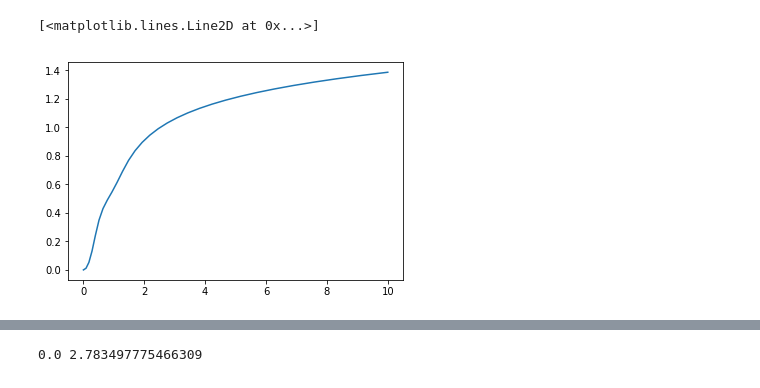
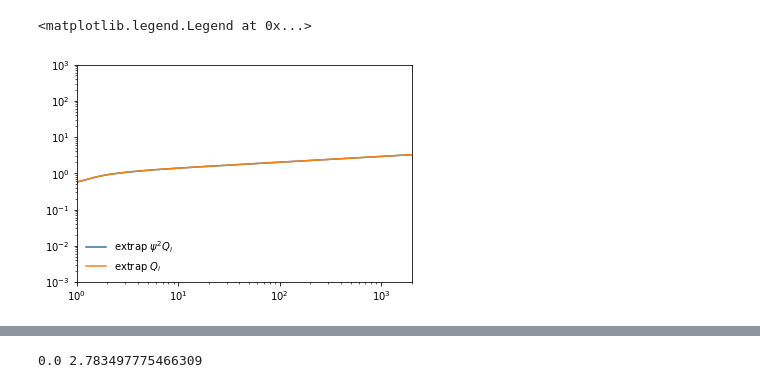
Before and after one commit to nomahen/twisted_disk_1d, a Jupyter notebook: notebooks/visualize_coefficients.ipynb, the cells around one changed output, grey strips where cells are left out. Saved outputs shown, nothing was run; the diff lists cells and outputs as text; code cells hidden in the pictures.

```diff
--- a/notebooks/visualize_coefficients.ipynb
+++ b/notebooks/visualize_coefficients.ipynb
@@ -25,20 +25,36 @@ def load_Q(path,dim="1d"):
     else:
         print "Error! dim has to equal \"1d\" or \"2d\"!"
 
-Q1_path = "../tables/Q1_1d_a0.2_p0.0_g1.0_np30_ng10000.txt"
-Q2_path = "../tables/Q2_1d_a0.2_p0.0_g1.0_np30_ng10000.txt"
-Q3_path = "../tables/Q3_1d_a0.2_p0.0_g1.0_np30_ng10000.txt"
+if 0: # smax 10
+    Q1_path = "../tables/Q1_1d_a0.2_p0.0_g1.0_np30_ng10000.txt"
+    Q2_path = "../tables/Q2_1d_a0.2_p0.0_g1.0_np30_ng10000.txt"
+    Q3_path = "../tables/Q3_1d_a0.2_p0.0_g1.0_np30_ng10000.txt"
+    smax = 10.
+    s_arr = np.logspace(0,np.log10(smax+1),30) - 1
+if 1: # smax 88.90674269071218
+    Q1_path = "../tables_mpi/Q1_1d_a0.2_p0.0_g1.0_np120_ng1000000_sm100.0_trunc3.txt"
+    Q2_path = "../tables_mpi/Q2_1d_a0.2_p0.0_g1.0_np120_ng1000000_sm100.0_trunc3.txt"
+    Q3_path = "../tables_mpi/Q3_1d_a0.2_p0.0_g1.0_np120_ng1000000_sm100.0_trunc3.txt"
+    smax = 88.90674269071218
+    s_arr = np.logspace(0,np.log10(smax+1),117) - 1
+
 Q1_parsed = load_Q(Q1_path)
 Q2_parsed = load_Q(Q2_path)
 Q3_parsed = load_Q(Q3_path)
 
-s_arr = np.logspace(0,np.log10(11),30) - 1
-Q1_func = interp1d(s_arr,np.log10(-Q1_parsed + 1e-30),fill_value='extrapolate')
-Q2_func = interp1d(s_arr,np.log10(Q2_parsed + 1e-30),fill_value='extrapolate')
-Q3_func = interp1d(s_arr,np.log10(Q3_parsed + 1e-30),fill_value='extrapolate')
+Q1_func = interp1d(np.log10(s_arr),np.log10(-Q1_parsed + 1e-30),fill_value='extrapolate')
+Q2_func = interp1d(np.log10(s_arr),np.log10(Q2_parsed + 1e-30),fill_value='extrapolate')
+Q3_func = interp1d(np.log10(s_arr),np.log10(Q3_parsed + 1e-30),fill_value='extrapolate')
-# %%
-ssQ2_func = interp1d(s_arr,np.log10(s_arr*s_arr*Q2_parsed+1e-30),fill_value='extrapolate')
-plt.plot(s_arr,10.0**ssQ2_func(s_arr))
-# %% [output]
-[<matplotlib.lines.Line2D at 0x...>]
-[figure, removed]
+# %%
+ssQ2_func = interp1d(np.log10(s_arr),np.log10(s_arr*s_arr*Q2_parsed+1e-30),fill_value='extrapolate')
+s_arr_extrap = np.logspace(0,np.log10(3001.),1000) - 1
+plt.plot(s_arr_extrap,10.0**ssQ2_func(np.log10(s_arr_extrap)),label=r'extrap $\psi^2Q_i$')
+plt.plot(s_arr_extrap,s_arr_extrap*s_arr_extrap*10.0**Q2_func(np.log10(s_arr_extrap)),label=r'extrap $Q_i$')
+plt.yscale('log')
+plt.xscale('log')
+plt.xlim(1,2000)
+plt.ylim(1e-3,1e3)
+plt.legend(loc='lower left',frameon=False)
+# %% [output]
+<matplotlib.legend.Legend at 0x...>
+[figure, added]
```
Also changed, not shown: parts of 2 cells of this notebook, 23 other files.
